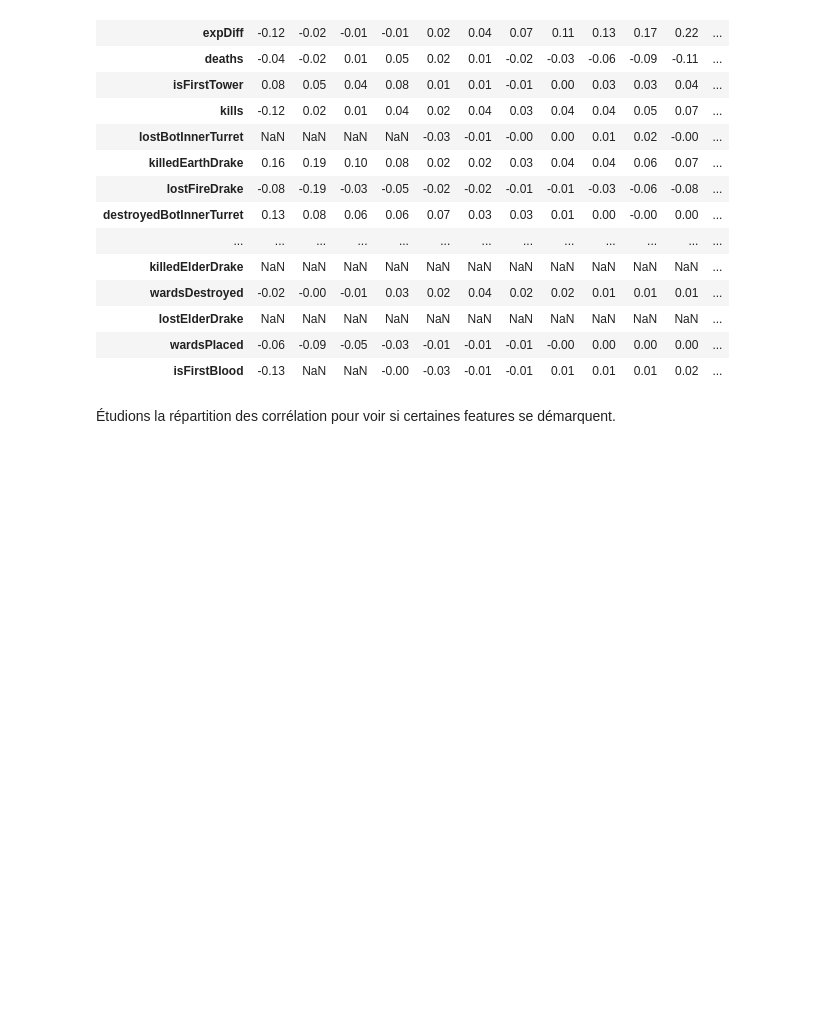
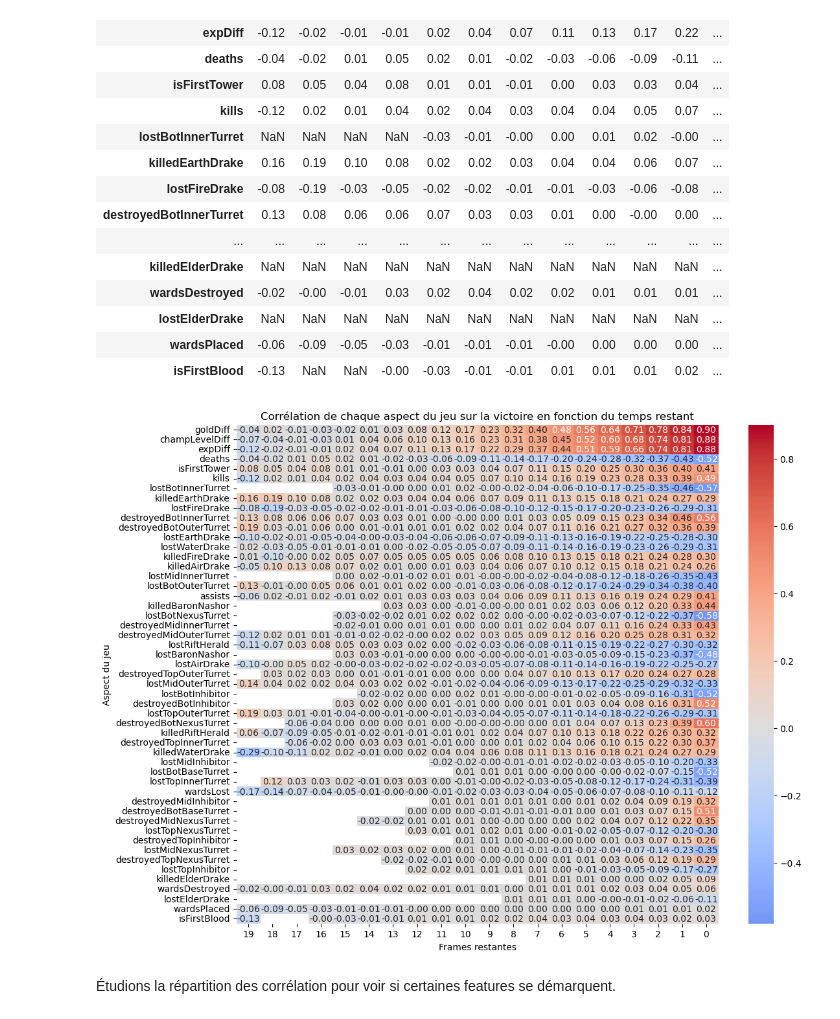
Before and after one commit to aarensberg/LeagueOfLegends-SoloQ-Predictions, a Jupyter notebook: analyses.ipynb, the cells around one changed output. Cells and saved outputs as stored; diff of their text form; code cells hidden in the pictures; blank space fills up the shorter version.

```diff
--- a/analyses.ipynb
+++ b/analyses.ipynb
@@ -390,6 +393,15 @@ Les colonnes ont bien été supprimées !
 | lostElderDrake | NaN | NaN | NaN | NaN | NaN | NaN | NaN | NaN | NaN | NaN | NaN | ... |
 | wardsPlaced | -0.06 | -0.09 | -0.05 | -0.03 | -0.01 | -0.01 | -0.01 | -0.00 | 0.00 | 0.00 | 0.00 | ... |
 | isFirstBlood | -0.13 | NaN | NaN | -0.00 | -0.03 | -0.01 | -0.01 | 0.01 | 0.01 | 0.01 | 0.02 | ... |
+# %%
+plt.figure(figsize=(12, 10))
+sns.heatmap(correlation_matrix.drop('mean', axis=1), cmap='coolwarm', center=0, annot=True, fmt='.2f')
+plt.title('Corrélation de chaque aspect du jeu sur la victoire en fonction du temps restant')
+plt.xlabel('Frames restantes')
+plt.ylabel('Aspect du jeu')
+plt.show()
+# %% [output]
+[figure, added]
 # %% [markdown]
 Étudions la répartition des corrélation pour voir si certaines features se démarquent.
 # %%
```
Also changed, not shown: parts of 8 cells of this notebook.
